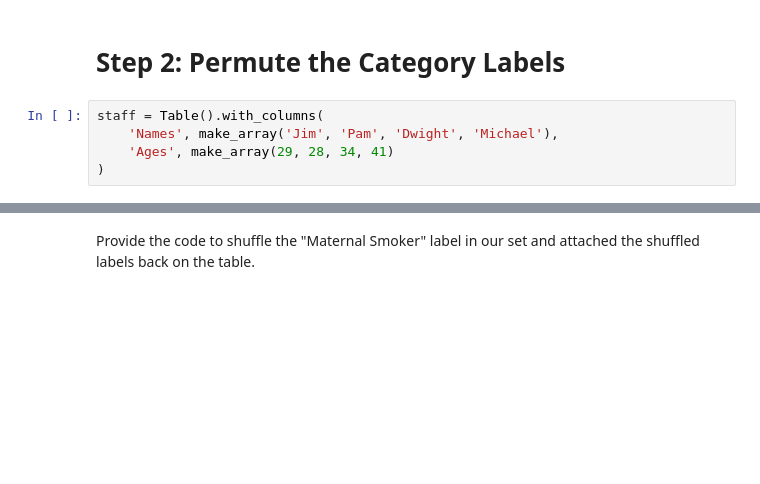
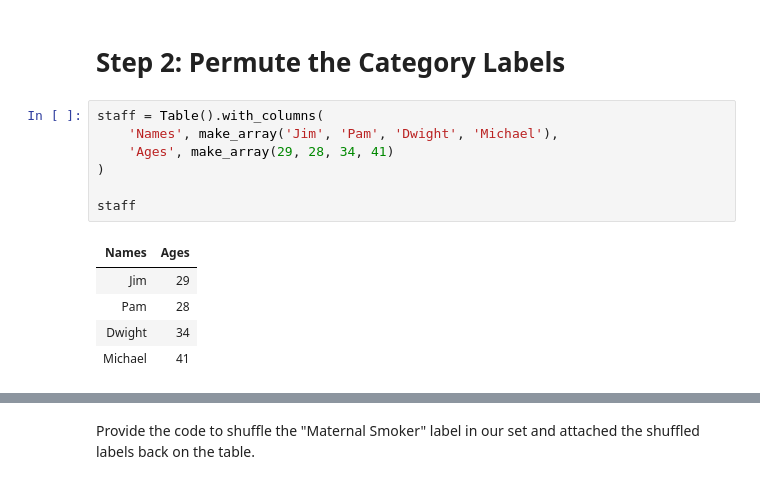
Before and after one commit to bwinterstein/Intro-Data, a Jupyter notebook: Lectures/ab testing.ipynb, the cells around one changed output, grey strips where cells are left out. Cells and saved outputs as stored; diff of their text form; blank space fills up the shorter version.

```diff
--- a/Lectures/ab testing.ipynb
+++ b/Lectures/ab testing.ipynb
@@ -77,8 +81,16 @@ observed_difference
 # %%
 staff = Table().with_columns(
     'Names', make_array('Jim', 'Pam', 'Dwight', 'Michael'),
     'Ages', make_array(29, 28, 34, 41)
 )
+
+staff
+# %% [output]
+| Names | Ages |
+| Jim | 29 |
+| Pam | 28 |
+| Dwight | 34 |
+| Michael | 41 |
 # %%
 # Sampling without replacement means the same row cannot be selected twice.
 # Sampling without providing a number of rows will produce a table with the same number of rows as the original.
```
Also changed, not shown: parts of 9 cells of this notebook.
